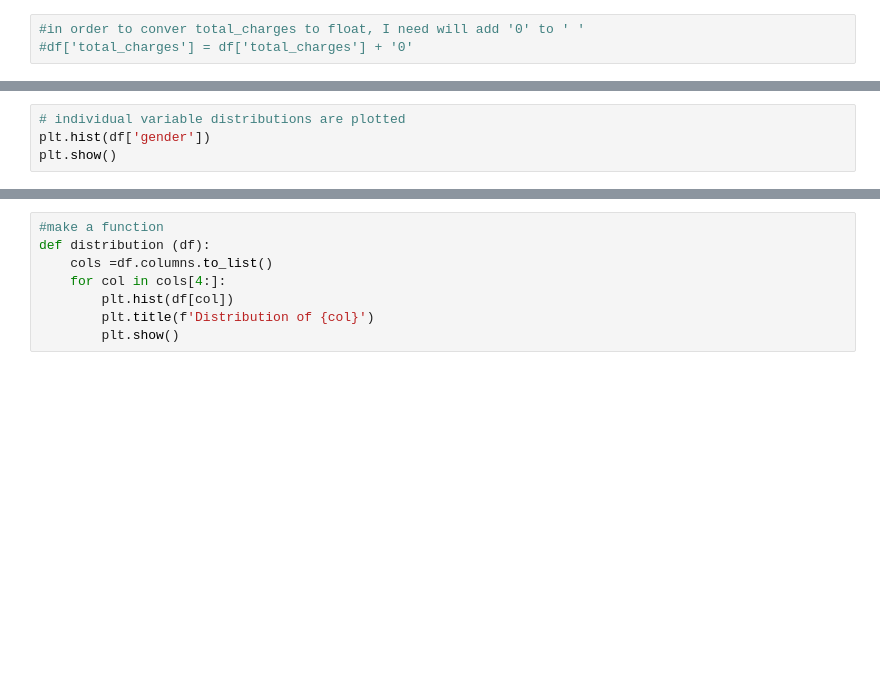
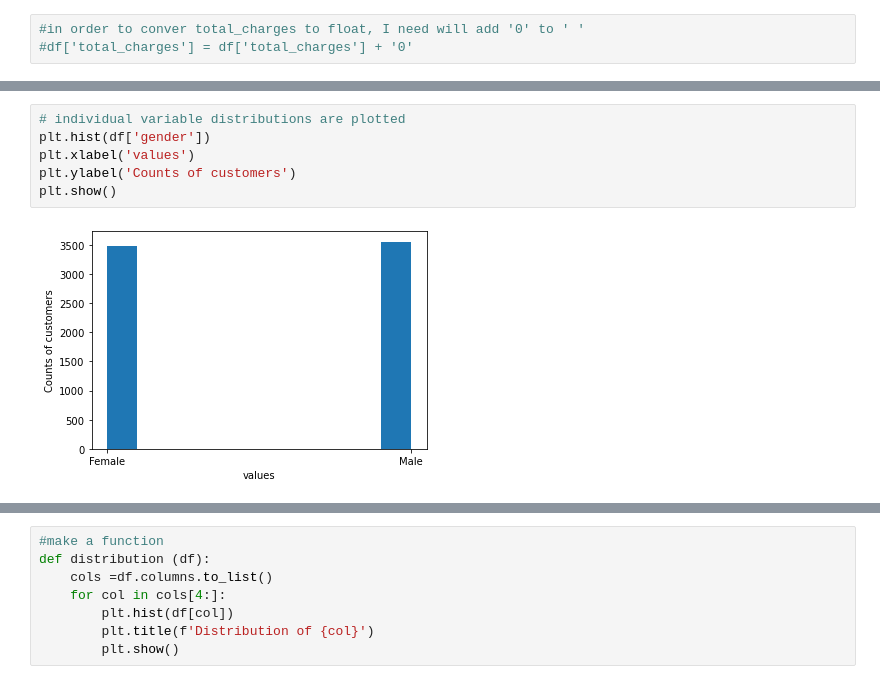
Before and after one commit to cindyvillanuevads/telco_classification_project, a Jupyter notebook: initial_nb_project.ipynb, the cells around one changed output, grey strips where cells are left out. Saved outputs shown, nothing was run; the diff lists cells and outputs as text; blank space fills up the shorter version.

```diff
--- a/initial_nb_project.ipynb
+++ b/initial_nb_project.ipynb
@@ -120,7 +204,11 @@ df.duplicated().sum()
 # %%
 # individual variable distributions are plotted
 plt.hist(df['gender'])
+plt.xlabel('values')
+plt.ylabel('Counts of customers')
 plt.show()
+# %% [output]
+[figure, added]
 # %%
 # getting the columns name as a list
 cols =df.columns.to_list()
```
Also changed, not shown: parts of 76 cells of this notebook.
